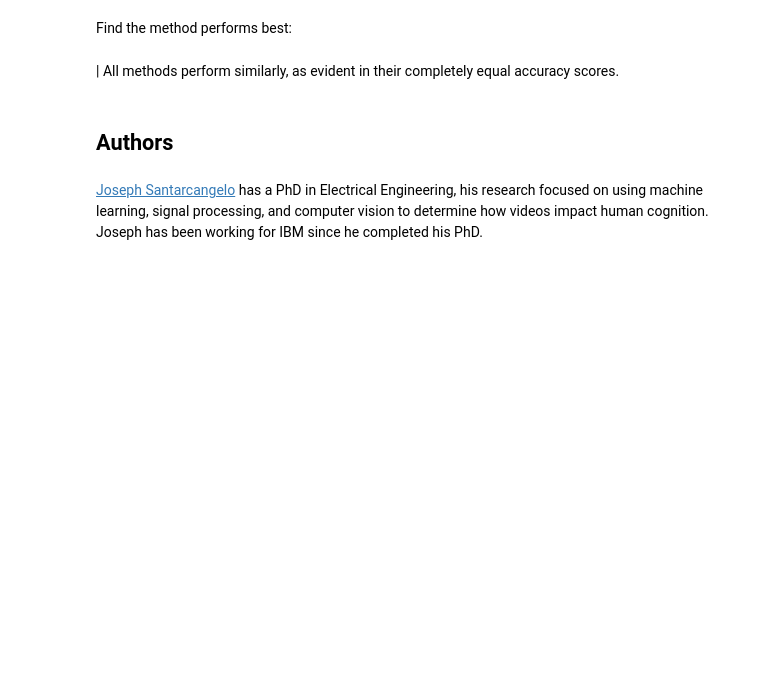
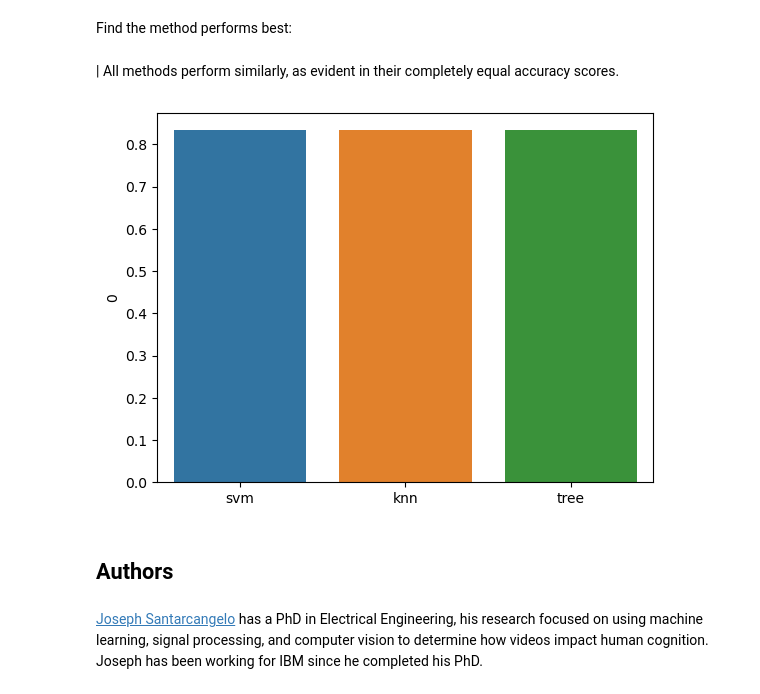
Before and after one commit to giangson19/ibm_ds_capstone_project, a Jupyter notebook: Week 4/SpaceX_Machine Learning Prediction_Part_5.ipynb, the cells around one changed output. Saved outputs shown, nothing was run; the diff lists cells and outputs as text; code cells hidden in the pictures; blank space fills up the shorter version.

```diff
--- a/Week 4/SpaceX_Machine Learning Prediction_Part_5.ipynb
+++ b/Week 4/SpaceX_Machine Learning Prediction_Part_5.ipynb
@@ -318,6 +319,14 @@ plot_confusion_matrix(Y_test,yhat)
 Find the method performs best:
 # %% [markdown]
 | All methods perform similarly, as evident in their completely equal accuracy scores.
+# %%
+score_dict = {'svm':svm_cv.score(X_test, Y_test),  'knn':knn_cv.score(X_test, Y_test), 'tree': tree_cv.score(X_test, Y_test)}
+# %%
+score_df = pd.DataFrame.from_dict(score_dict, orient ='index')
+sns.barplot(data = score_df, x = score_df.index, y = 0)
+plt.show()
+# %% [output]
+[figure, added]
 # %% [markdown]
 ## Authors
 # %% [markdown]
```
Also changed, not shown: parts of 6 cells of this notebook.
